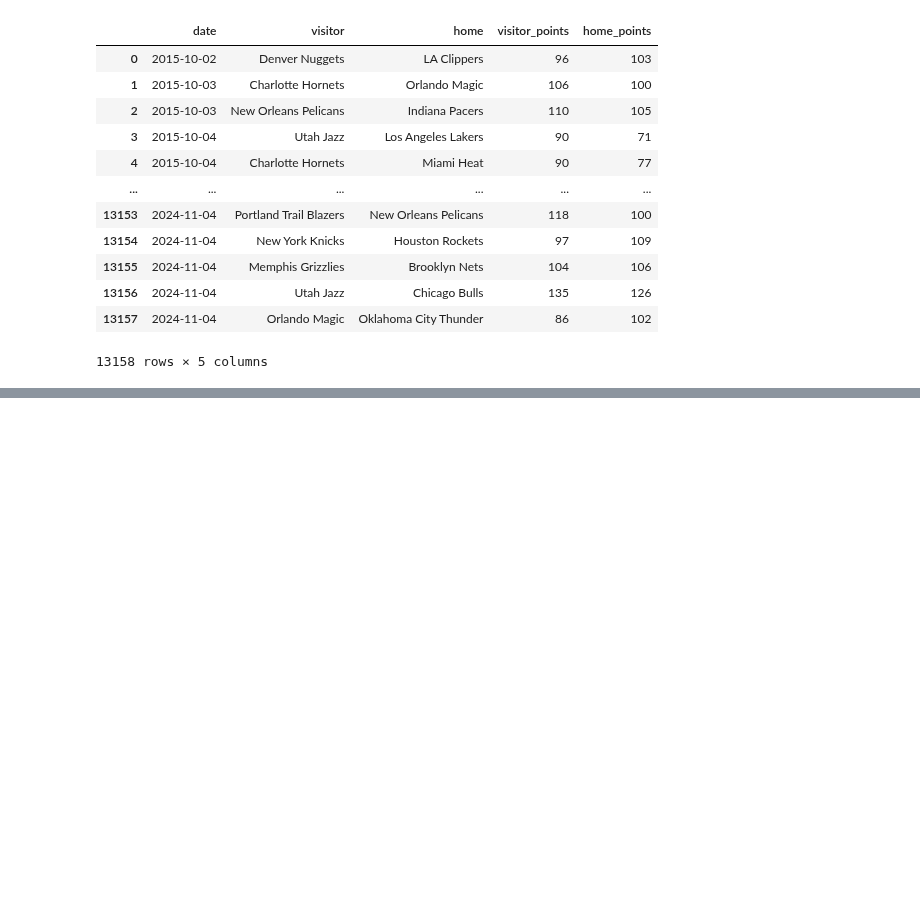
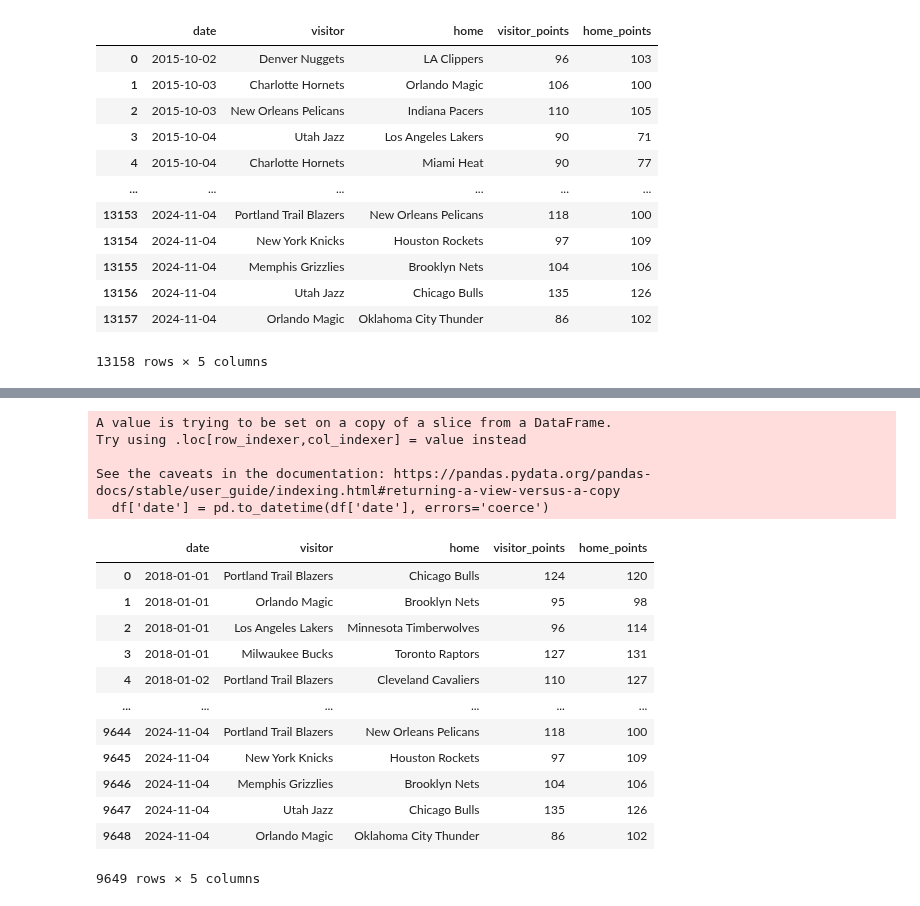
Before and after one commit to VincentGordon-Data-Analyst/nba-api, a Jupyter notebook: betting_analysis.ipynb, the cells around one changed output, grey strips where cells are left out. Saved outputs shown, nothing was run; the diff lists cells and outputs as text; code cells hidden in the pictures; blank space fills up the shorter version.

```diff
--- a/betting_analysis.ipynb
+++ b/betting_analysis.ipynb
@@ -24,3 +39,34 @@ df
+# %%
+# Take games between 2019 and current year
+start_year = 2018
+current_year = dt.datetime.now().year
+
+# Convert to datetime data type
+df['date'] = pd.to_datetime(df['date'], errors='coerce')
+
+# Filtered the dataframe for games between start year and current year
+filtered_df = df[(df['date'].dt.year >= start_year) & (df['date'].dt.year <= current_year)]
+
+filtered_df.reset_index(drop=True)
+# %% [output]
+A value is trying to be set on a copy of a slice from a DataFrame.
+Try using .loc[row_indexer,col_indexer] = value instead
+
+See the caveats in the documentation: https://pandas.pydata.org/pandas-docs/stable/user_guide/indexing.html#returning-a-view-versus-a-copy
+  df['date'] = pd.to_datetime(df['date'], errors='coerce')
+|  | date | visitor | home | visitor_points | home_points |
+| 0 | 2018-01-01 | Portland Trail Blazers | Chicago Bulls | 124 | 120 |
+| 1 | 2018-01-01 | Orlando Magic | Brooklyn Nets | 95 | 98 |
+| 2 | 2018-01-01 | Los Angeles Lakers | Minnesota Timberwolves | 96 | 114 |
+| 3 | 2018-01-01 | Milwaukee Bucks | Toronto Raptors | 127 | 131 |
+| 4 | 2018-01-02 | Portland Trail Blazers | Cleveland Cavaliers | 110 | 127 |
+| ... | ... | ... | ... | ... | ... |
+| 9644 | 2024-11-04 | Portland Trail Blazers | New Orleans Pelicans | 118 | 100 |
+| 9645 | 2024-11-04 | New York Knicks | Houston Rockets | 97 | 109 |
+| 9646 | 2024-11-04 | Memphis Grizzlies | Brooklyn Nets | 104 | 106 |
+| 9647 | 2024-11-04 | Utah Jazz | Chicago Bulls | 135 | 126 |
+| 9648 | 2024-11-04 | Orlando Magic | Oklahoma City Thunder | 86 | 102 |
+9649 rows × 5 columns
 # %%
 def possible_outcome(dataframe, away_team, home_team, first_line):
     # Filter the dataframe for the specific matchup
```
Also changed, not shown: parts of 2 cells of this notebook, 1 other file.
